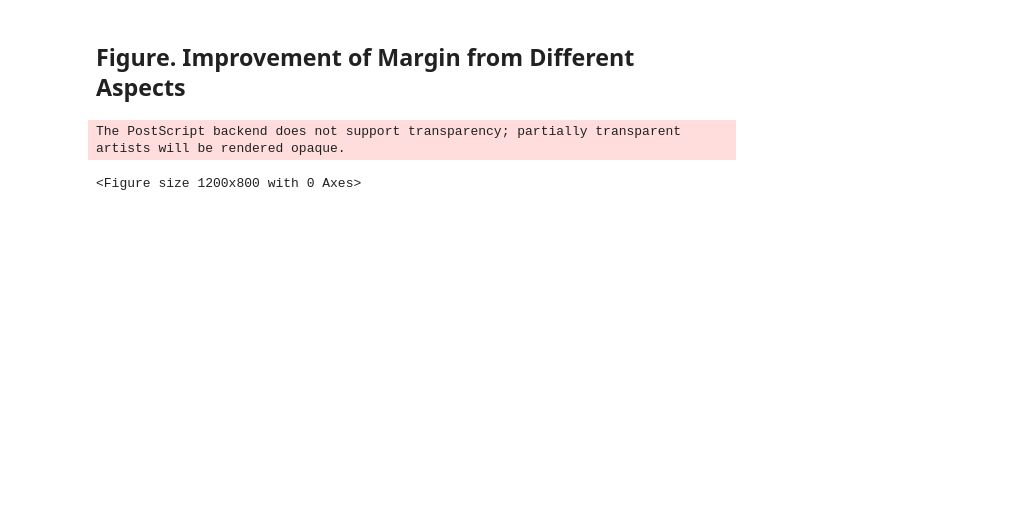
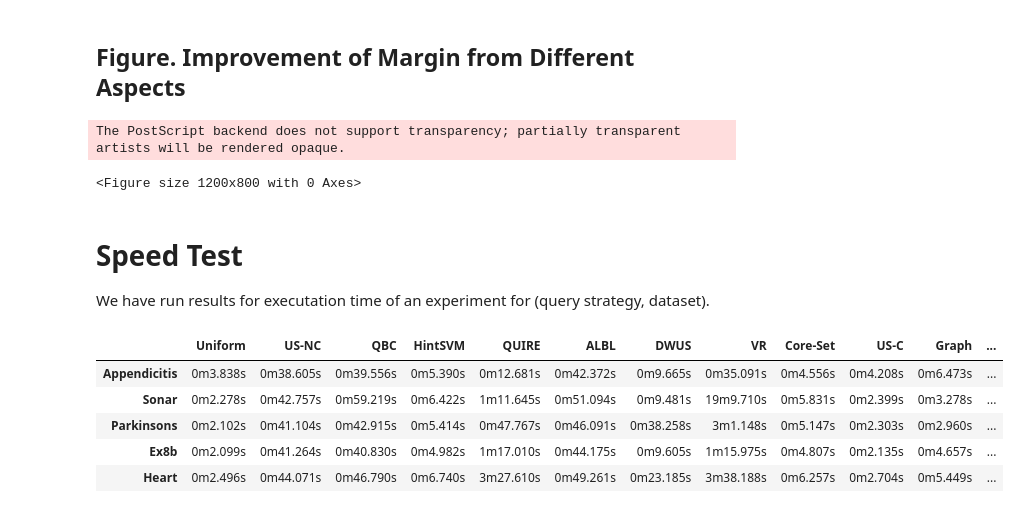
Before and after one commit to ariapoy/active-learning-benchmark, a Jupyter notebook: results/analysis.ipynb, the cells around one changed output. Drawn from its saved outputs; the diff is of its cells as text; code cells hidden in the pictures; blank space fills up the shorter version.

Commit message:
add time speedtest

```diff
--- a/results/analysis.ipynb
+++ b/results/analysis.ipynb
@@ -1271,3 +1271,17 @@ plt.clf()
 # %% [output]
 The PostScript backend does not support transparency; partially transparent artists will be rendered opaque.
 <Figure size 1200x800 with 0 Axes>
+# %% [markdown]
+# Speed Test
+
+We have run results for executation time of an experiment for (query strategy, dataset).
+# %%
+speedtest = pd.read_csv('speedtest.csv', index_col=0)
+speedtest.head()
+# %% [output]
+|  | Uniform | US-NC | QBC | HintSVM | QUIRE | ALBL | DWUS | VR | Core-Set | US-C | Graph | ... |
+| Appendicitis | 0m3.838s | 0m38.605s | 0m39.556s | 0m5.390s | 0m12.681s | 0m42.372s | 0m9.665s | 0m35.091s | 0m4.556s | 0m4.208s | 0m6.473s | ... |
+| Sonar | 0m2.278s | 0m42.757s | 0m59.219s | 0m6.422s | 1m11.645s | 0m51.094s | 0m9.481s | 19m9.710s | 0m5.831s | 0m2.399s | 0m3.278s | ... |
+| Parkinsons | 0m2.102s | 0m41.104s | 0m42.915s | 0m5.414s | 0m47.767s | 0m46.091s | 0m38.258s | 3m1.148s | 0m5.147s | 0m2.303s | 0m2.960s | ... |
+| Ex8b | 0m2.099s | 0m41.264s | 0m40.830s | 0m4.982s | 1m17.010s | 0m44.175s | 0m9.605s | 1m15.975s | 0m4.807s | 0m2.135s | 0m4.657s | ... |
+| Heart | 0m2.496s | 0m44.071s | 0m46.790s | 0m6.740s | 3m27.610s | 0m49.261s | 0m23.185s | 3m38.188s | 0m6.257s | 0m2.704s | 0m5.449s | ... |
```
Also changed, not shown: parts of 3 cells of this notebook, 1 other file.
